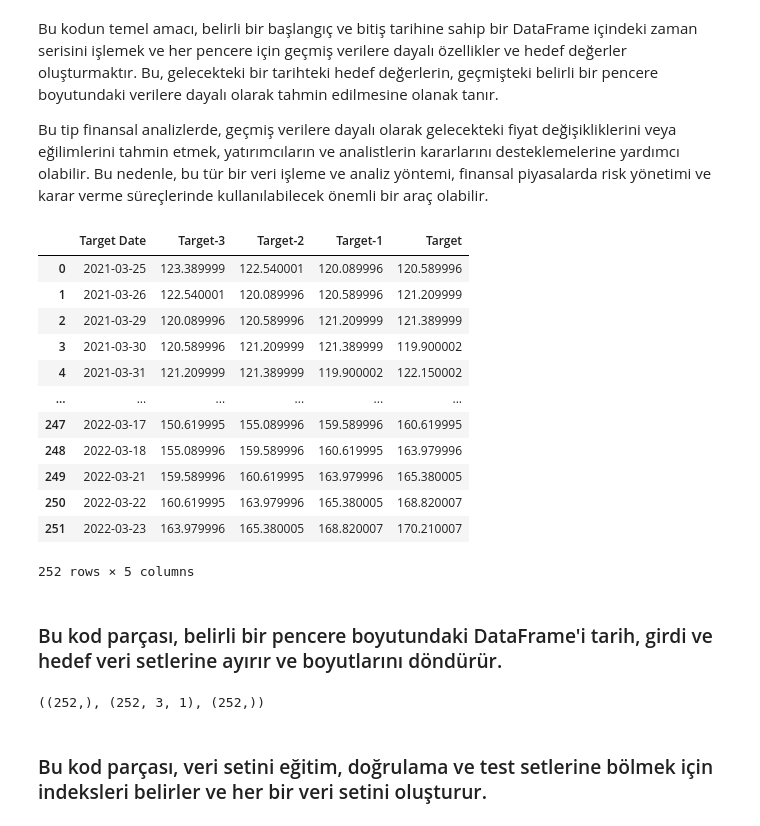
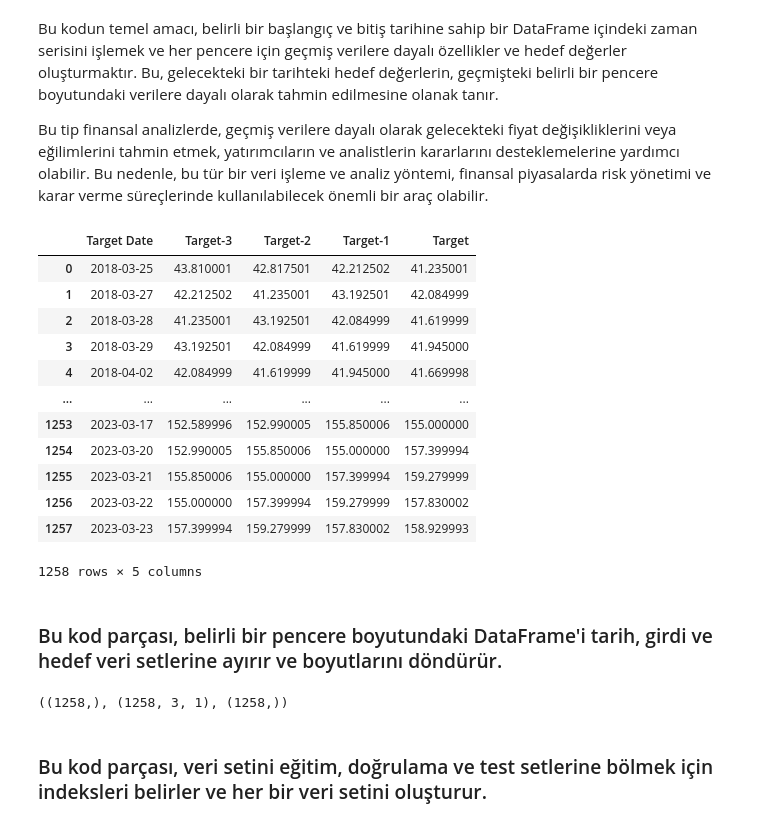
Before and after one commit to mehmettirpan/Colob_Machine_Learning, a Jupyter notebook: stock_market_forecasting_aapl.ipynb, the cells around one changed output. Cells and saved outputs as stored; diff of their text form; code cells hidden in the pictures.

```diff
--- a/stock_market_forecasting_aapl.ipynb
+++ b/stock_market_forecasting_aapl.ipynb
@@ -190,47 +190,47 @@ def df_to_windowed_df(dataframe, first_date_str, last_date_str, n=3):
     next_date = datetime.datetime(day=int(day), month=int(month), year=int(year))  # Bir sonraki tarihi datetime nesnesine dönüştür
 
     if last_time:
       break
 
     target_date = next_date # Hedef tarihi bir sonraki tarihle güncelle
 
 
     if target_date == last_date: # Hedef tarih son tarihe eşitse
       last_time = True # Döngüyü sonlandır
 
   ret_df = pd.DataFrame({})  # Boş bir DataFrame oluştur
   ret_df['Target Date'] = dates  # Tarih listesini 'Target Date' sütunu olarak ekle
 
   X = np.array(X)  # Özellik değerlerini numpy dizisine dönüştür
   for i in range(0, n):
     X[:, i]  # Özellik değerlerini sıralı olarak al
     ret_df[f'Target-{n-i}'] = X[:, i]  # 'Target' sütunlarını oluştur
 
   ret_df['Target'] = Y  # 'Target' sütununu ekle
 
   return ret_df  # Oluşturulan DataFrame'i döndür
 
 # Başlangıç tarihi ve bitiş tarihi arasındaki zaman serisini işleyerek pencere boyutunda DataFrame oluştur
 
 windowed_df = df_to_windowed_df(df,
-                                '2021-03-25',
-                                '2022-03-23',
+                                '2018-03-25',
+                                '2023-03-23',
                                 n=3)
 windowed_df  # Oluşturulan DataFrame'i görüntüle
 # %% [output]
 |  | Target Date | Target-3 | Target-2 | Target-1 | Target |
-| 0 | 2021-03-25 | 123.389999 | 122.540001 | 120.089996 | 120.589996 |
-| 1 | 2021-03-26 | 122.540001 | 120.089996 | 120.589996 | 121.209999 |
-| 2 | 2021-03-29 | 120.089996 | 120.589996 | 121.209999 | 121.389999 |
-| 3 | 2021-03-30 | 120.589996 | 121.209999 | 121.389999 | 119.900002 |
-| 4 | 2021-03-31 | 121.209999 | 121.389999 | 119.900002 | 122.150002 |
+| 0 | 2018-03-25 | 43.810001 | 42.817501 | 42.212502 | 41.235001 |
+| 1 | 2018-03-27 | 42.212502 | 41.235001 | 43.192501 | 42.084999 |
+| 2 | 2018-03-28 | 41.235001 | 43.192501 | 42.084999 | 41.619999 |
+| 3 | 2018-03-29 | 43.192501 | 42.084999 | 41.619999 | 41.945000 |
+| 4 | 2018-04-02 | 42.084999 | 41.619999 | 41.945000 | 41.669998 |
 | ... | ... | ... | ... | ... | ... |
-| 247 | 2022-03-17 | 150.619995 | 155.089996 | 159.589996 | 160.619995 |
-| 248 | 2022-03-18 | 155.089996 | 159.589996 | 160.619995 | 163.979996 |
-| 249 | 2022-03-21 | 159.589996 | 160.619995 | 163.979996 | 165.380005 |
-| 250 | 2022-03-22 | 160.619995 | 163.979996 | 165.380005 | 168.820007 |
-| 251 | 2022-03-23 | 163.979996 | 165.380005 | 168.820007 | 170.210007 |
+| 1253 | 2023-03-17 | 152.589996 | 152.990005 | 155.850006 | 155.000000 |
+| 1254 | 2023-03-20 | 152.990005 | 155.850006 | 155.000000 | 157.399994 |
+| 1255 | 2023-03-21 | 155.850006 | 155.000000 | 157.399994 | 159.279999 |
+| 1256 | 2023-03-22 | 155.000000 | 157.399994 | 159.279999 | 157.830002 |
+| 1257 | 2023-03-23 | 157.399994 | 159.279999 | 157.830002 | 158.929993 |
-252 rows × 5 columns
+1258 rows × 5 columns
 # %% [markdown]
 ### Bu kod parçası, belirli bir pencere boyutundaki DataFrame'i tarih, girdi ve hedef veri setlerine ayırır ve boyutlarını döndürür.
 # %%
@@ -257,7 +257,7 @@ dates, X, y = windowed_df_to_date_X_y(windowed_df)
 # Tarihlerin, girdilerin ve hedeflerin boyutlarını göster
 dates.shape, X.shape, y.shape
 # %% [output]
-((252,), (252, 3, 1), (252,))
+((1258,), (1258, 3, 1), (1258,))
 # %% [markdown]
 ### Bu kod parçası, veri setini eğitim, doğrulama ve test setlerine bölmek için indeksleri belirler ve her bir veri setini oluşturur.
 # %%
```
Also changed, not shown: parts of 11 cells of this notebook.
